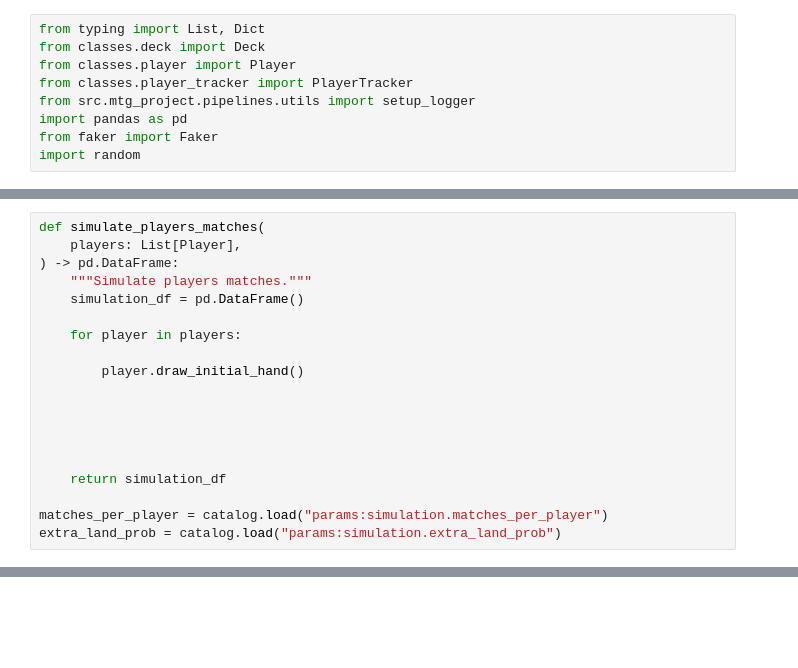
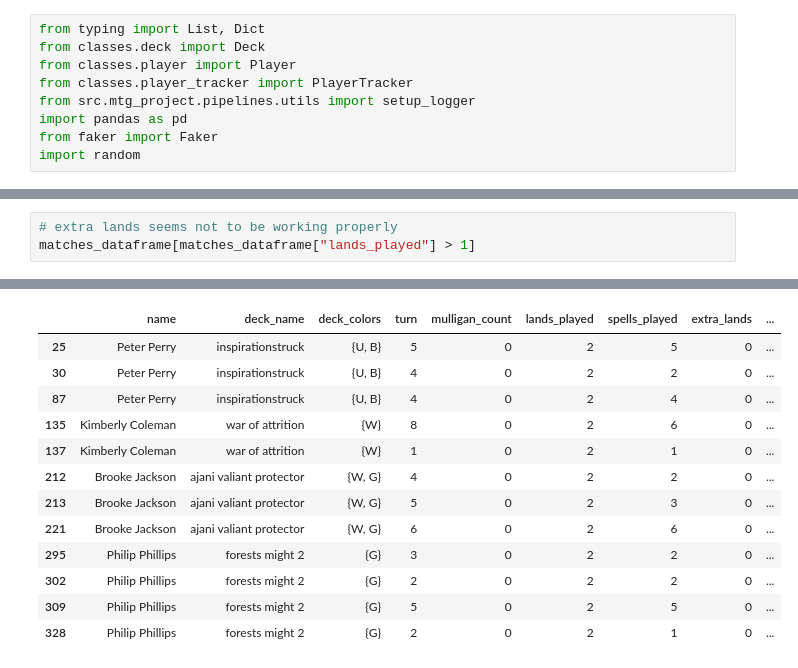
Before and after one commit to gmferratti/MTG_Project, a Jupyter notebook: notebooks/gmferratti/pipeline/encapsulating_simulation.ipynb, the cells around one changed output, grey strips where cells are left out. Cells and saved outputs as stored; diff of their text form; blank space fills up the shorter version.

Commit message:
functional simulation

```diff
--- a/notebooks/gmferratti/pipeline/encapsulating_simulation.ipynb
+++ b/notebooks/gmferratti/pipeline/encapsulating_simulation.ipynb
@@ -252,19 +189,0 @@ turns_data
-# %%
-def simulate_players_matches(
-    players: List[Player],
-) -> pd.DataFrame:
-    """Simulate players matches."""
-    simulation_df = pd.DataFrame()
-
-    for player in players:
-
-        player.draw_initial_hand()
-
-
-
-
-
-    return simulation_df
-
-matches_per_player = catalog.load("params:simulation.matches_per_player")
-extra_land_prob = catalog.load("params:simulation.extra_land_prob")
@@ -273,0 +277,4 @@ Deck(60 cards, 25 lands, Language: EN, Sets: All sets allowed, Colors: All color
+# %%
+# extra lands seems not to be working properly
+matches_dataframe[matches_dataframe["lands_played"] > 1]
+# %% [output]
@@ -273,0 +282,13 @@ Deck(60 cards, 25 lands, Language: EN, Sets: All sets allowed, Colors: All color
+|  | name | deck_name | deck_colors | turn | mulligan_count | lands_played | spells_played | extra_lands | ... |
+| 25 | Peter Perry | inspirationstruck | {U, B} | 5 | 0 | 2 | 5 | 0 | ... |
+| 30 | Peter Perry | inspirationstruck | {U, B} | 4 | 0 | 2 | 2 | 0 | ... |
+| 87 | Peter Perry | inspirationstruck | {U, B} | 4 | 0 | 2 | 4 | 0 | ... |
+| 135 | Kimberly Coleman | war of attrition | {W} | 8 | 0 | 2 | 6 | 0 | ... |
+| 137 | Kimberly Coleman | war of attrition | {W} | 1 | 0 | 2 | 1 | 0 | ... |
+| 212 | Brooke Jackson | ajani valiant protector | {W, G} | 4 | 0 | 2 | 2 | 0 | ... |
+| 213 | Brooke Jackson | ajani valiant protector | {W, G} | 5 | 0 | 2 | 3 | 0 | ... |
+| 221 | Brooke Jackson | ajani valiant protector | {W, G} | 6 | 0 | 2 | 6 | 0 | ... |
+| 295 | Philip Phillips | forests might 2 | {G} | 3 | 0 | 2 | 2 | 0 | ... |
+| 302 | Philip Phillips | forests might 2 | {G} | 2 | 0 | 2 | 2 | 0 | ... |
+| 309 | Philip Phillips | forests might 2 | {G} | 5 | 0 | 2 | 5 | 0 | ... |
+| 328 | Philip Phillips | forests might 2 | {G} | 2 | 0 | 2 | 1 | 0 | ... |
```
Also changed, not shown: parts of 7 cells of this notebook, 4 other files.
